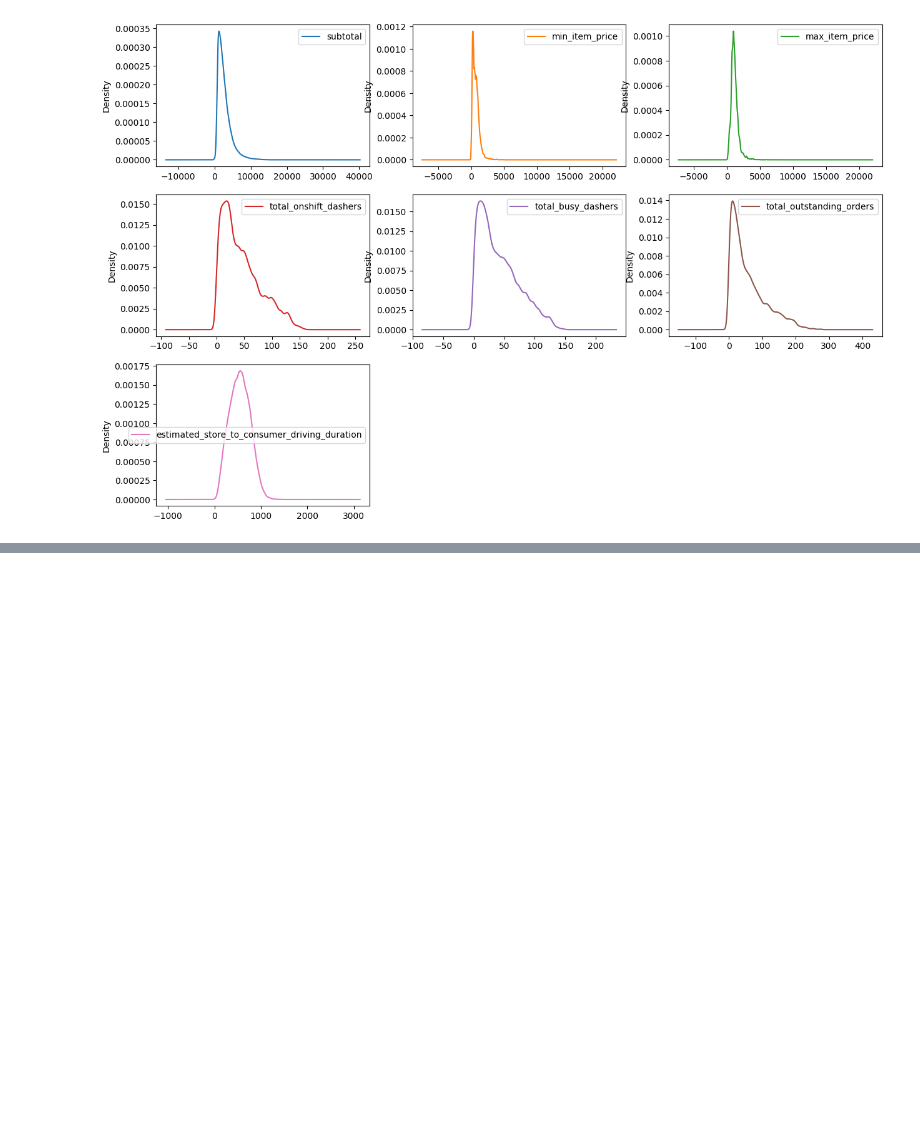
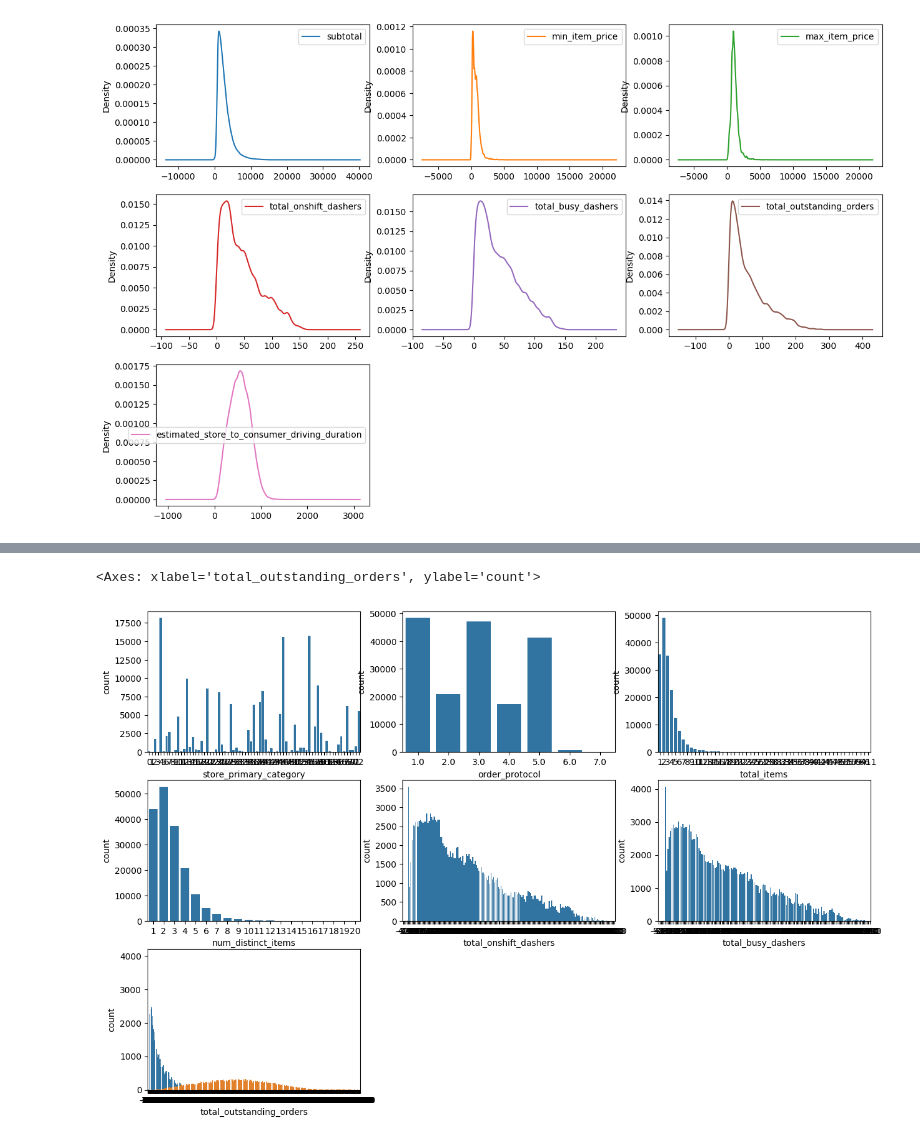
Before and after one commit to mihirshinde199/Porter-NN-regression, a Jupyter notebook: NN notebook/NN-regression.ipynb, the cells around one changed output, grey strips where cells are left out. Saved outputs shown, nothing was run; the diff lists cells and outputs as text; code cells hidden in the pictures; blank space fills up the shorter version.

```diff
--- a/NN notebook/NN-regression.ipynb
+++ b/NN notebook/NN-regression.ipynb
@@ -195,0 +291,32 @@ plt.show()
+# %%
+
+plt.figure(figsize=(15, 10))
+
+#Histogram
+plt.subplot(3, 3 ,1)
+sbn.countplot(data=cat_cols, x=cat_cols['store_primary_category'])
+
+plt.subplot(3, 3 ,2)
+sbn.countplot(data=cat_cols, x=cat_cols['order_protocol'])
+
+plt.subplot(3, 3 ,3)
+sbn.countplot(data=cat_cols, x=cat_cols['total_items'])
+
+plt.subplot(3, 3,4)
+sbn.countplot(data=cat_cols, x=cat_cols['num_distinct_items'])
+
+plt.subplot(3, 3,5)
+sbn.countplot(data=cat_cols, x=cat_cols['total_onshift_dashers'])
+
+plt.subplot(3, 3 ,6)
+sbn.countplot(data=cat_cols, x=cat_cols['total_busy_dashers'])
+
+plt.subplot(3,3,7)
+sbn.countplot(data=cat_cols, x=cat_cols['total_outstanding_orders'])
+
+
+plt.subplot(3,3,7)
+sbn.countplot(data=cat_cols, x=cat_cols['estimated_store_to_consumer_driving_duration'])
+# %% [output]
+<Axes: xlabel='total_outstanding_orders', ylabel='count'>
+[figure, added]
```
Also changed, not shown: parts of 36 cells of this notebook.
